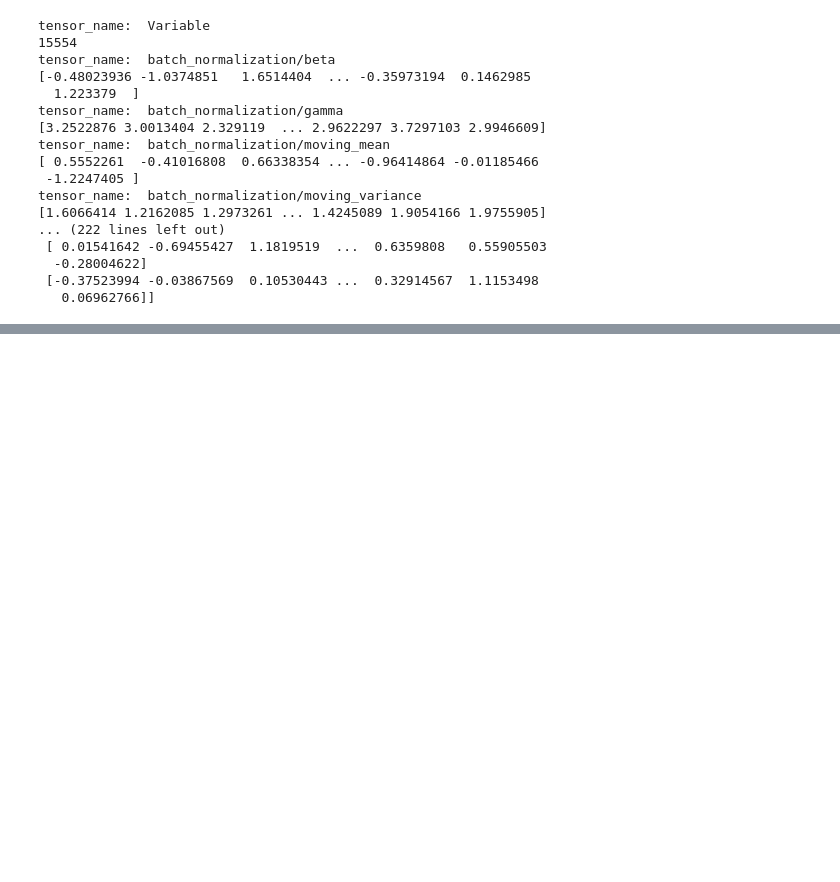
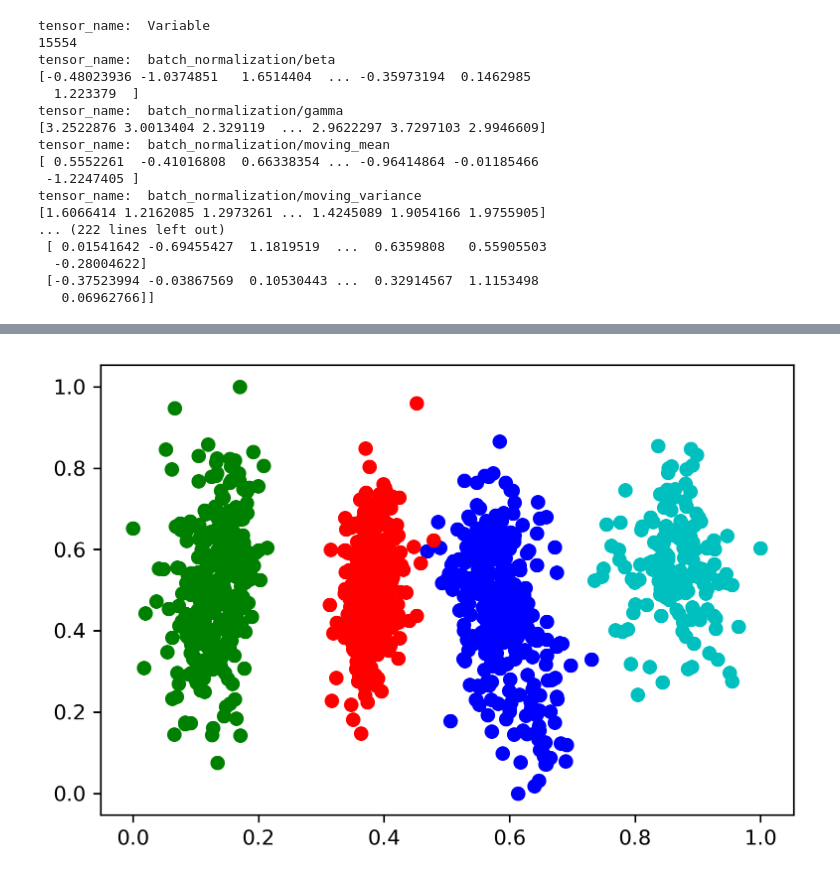
Before and after one commit to patrick-g-zhang/synthesis_audios, a Jupyter notebook: 922/open_box.ipynb, the cells around one changed output, grey strips where cells are left out. Cells and saved outputs as stored; diff of their text form; code cells hidden in the pictures; blank space fills up the shorter version.

```diff
--- a/922/open_box.ipynb
+++ b/922/open_box.ipynb
@@ -60,0 +65,13 @@ for i in range(X_norm.shape[0]):
+# %%
+pca = PCA(n_components=2)
+pca_result = pca.fit_transform(X)
+# %%
+color = ['b', 'g', 'r', 'c']
+# %%
+x_min, x_max = pca_result.min(0), pca_result.max(0)
+X_norm = (pca_result - x_min) / (x_max - x_min)  # 归一化
+
+for i in range(X_norm.shape[0]):
+    plt.scatter(X_norm[i, 0], X_norm[i, 1],c=color[i//283])
+# %% [output]
+[figure, added]
```
Also changed, not shown: parts of 4 cells of this notebook, 9 other files.
